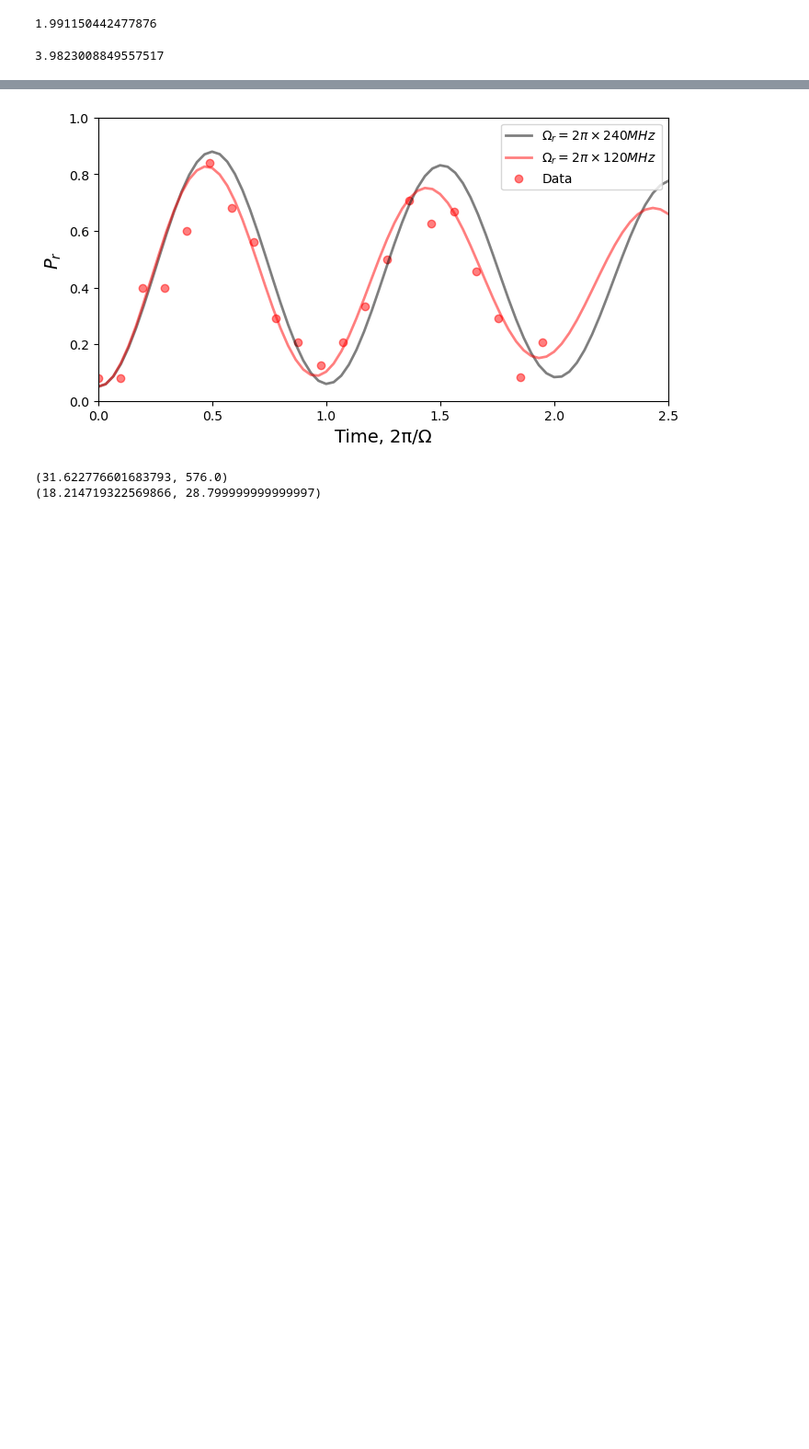
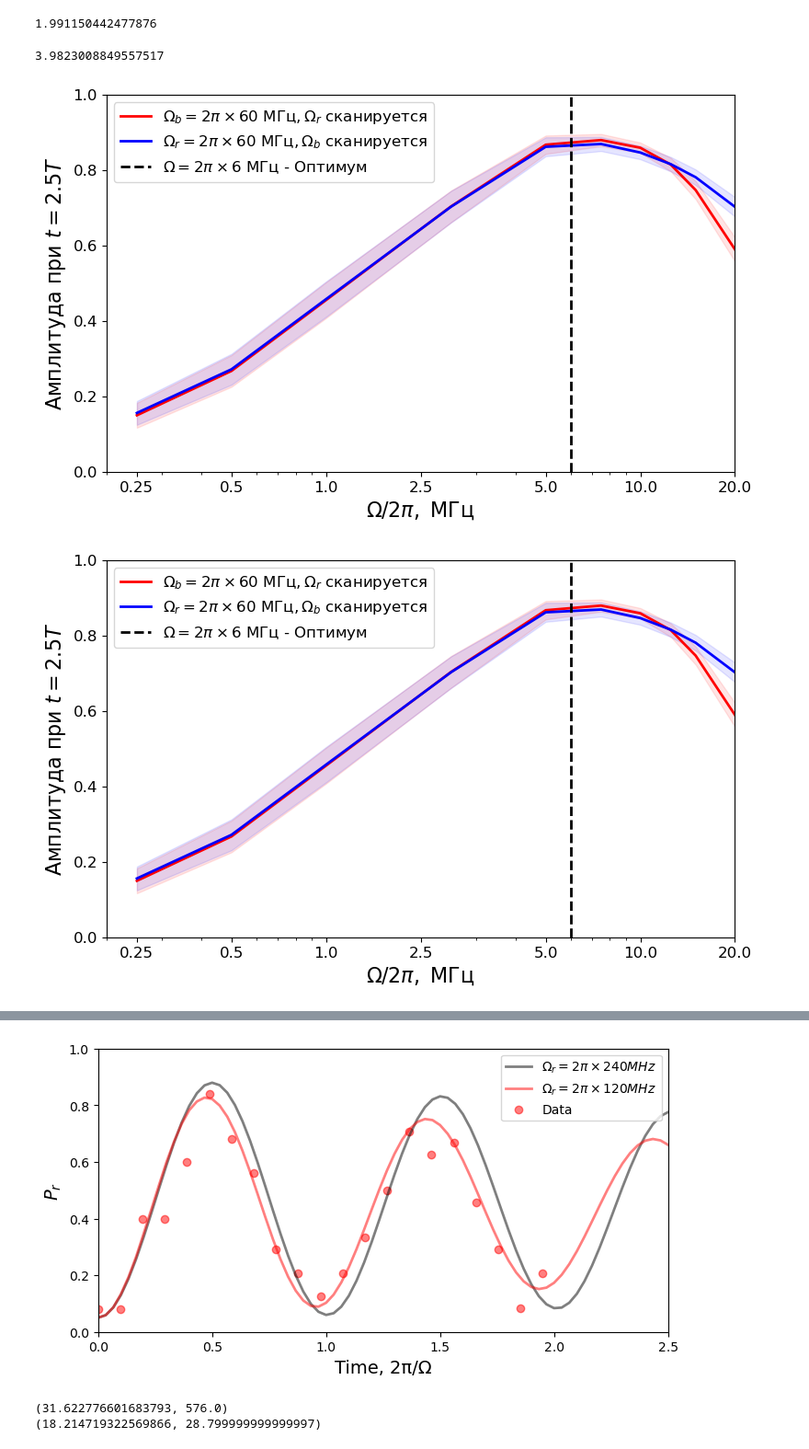
Before and after one commit to mgoloshchapov/ColdAtoms, a Jupyter notebook: notebooks/RydbergExperiment.ipynb, the cells around one changed output, grey strips where cells are left out. Shown at 92% size. Saved outputs shown, nothing was run; the diff lists cells and outputs as text; code cells hidden in the pictures; blank space fills up the shorter version.

```diff
--- a/notebooks/RydbergExperiment.ipynb
+++ b/notebooks/RydbergExperiment.ipynb
@@ -244,31 +276,35 @@ for i ∈ 1:length(Ω_list)
     append!(Pr_blue_error, sqrt(ρrr2[max_idx] - ρrr[max_idx] ^2) / sqrt(N));
 end;
 # %%
+fontsize=16
 figure(figsize=(8, 5))
 plot(Ω_list / (2.0*π), Pr, linewidth=2.0, color="red", label="\$ \\Omega_b = 2π \\times 60 \\text{ МГц},  \\Omega_r \\text{ сканируется}\$")
 fill_between(Ω_list / (2.0*π), Pr-Pr_error, Pr + Pr_error, color="red", alpha=0.1)
 
 plot(Ω_list / (2.0*π), Pr_blue, linewidth=2.0, color="blue", label="\$ \\Omega_r = 2π \\times 60 \\text{ МГц},  \\Omega_b \\text{ сканируется}\$")
 fill_between(Ω_list / (2.0*π), Pr_blue-Pr_blue_error, Pr_blue + Pr_blue_error, color="blue", alpha=0.1)
 axvline(6.0, color="black", linestyle="--", linewidth=2, label="\$ \\Omega = 2\\pi \\times 6 \\text{ МГц - Оптимум}\$")
 
 
 xscale("log")
 xticks(
     ticks=[0.25, 0.5, 1.0, 2.0, 5.0, 10.0, 20.0],
     labels=[0.25, 0.5, 1.0, 2.5, 5.0, 10.0, 20.0],
     fontsize=12)
 yticks(fontsize=12)
 
 xlim(0.2, 20.0)
 ylim(0.0, 1.0)
 
 xlabel("\$ \\Omega / 2 \\pi, \\text{ МГц} \$", fontsize=fontsize)
 ylabel("Амплитуда при \$ t=2.5T \$", fontsize=fontsize)
 legend(fontsize=12)
 tight_layout()
 
 gcf()
 # savefig("../results/optimal_rabi.pdf", dpi=250)
-savefig("../results/optimal_rabi.png", dpi=300)
+# savefig("../results/optimal_rabi.png", dpi=300)
 # savefig("../results/optimal_rabi.jpg", dpi=250)
+# %% [output]
+[figure, added]
+[figure, added]
```
Also changed, not shown: parts of 6 cells of this notebook, 26 other files.
